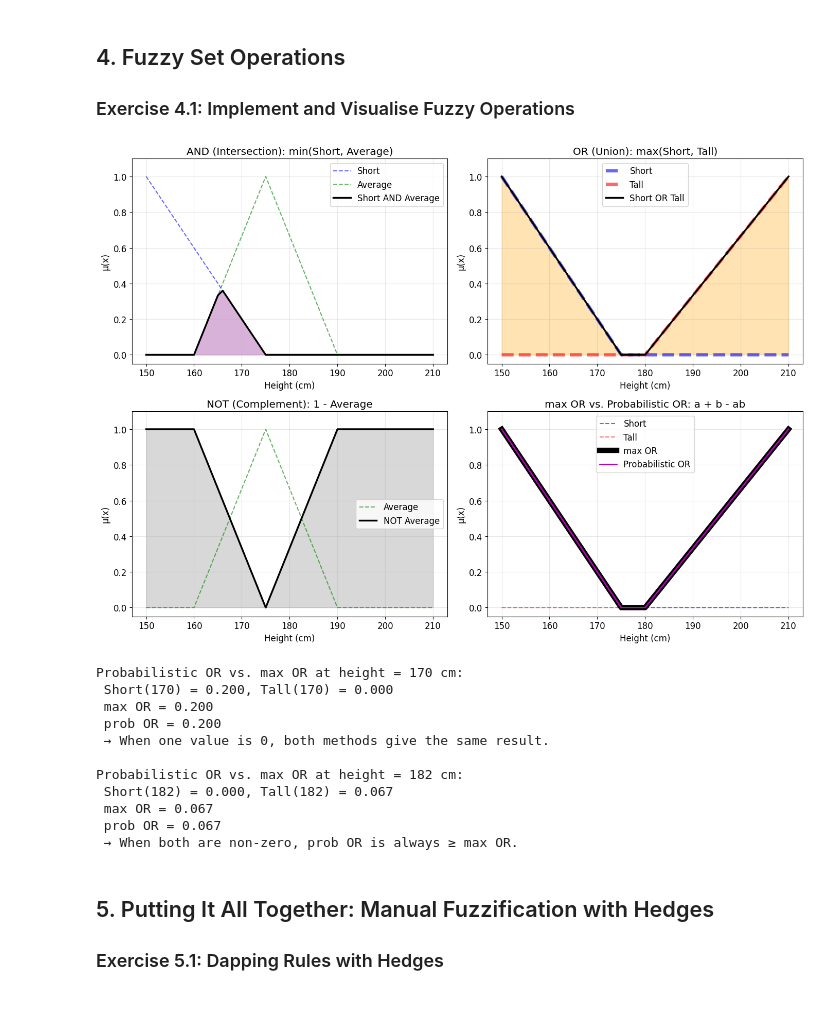
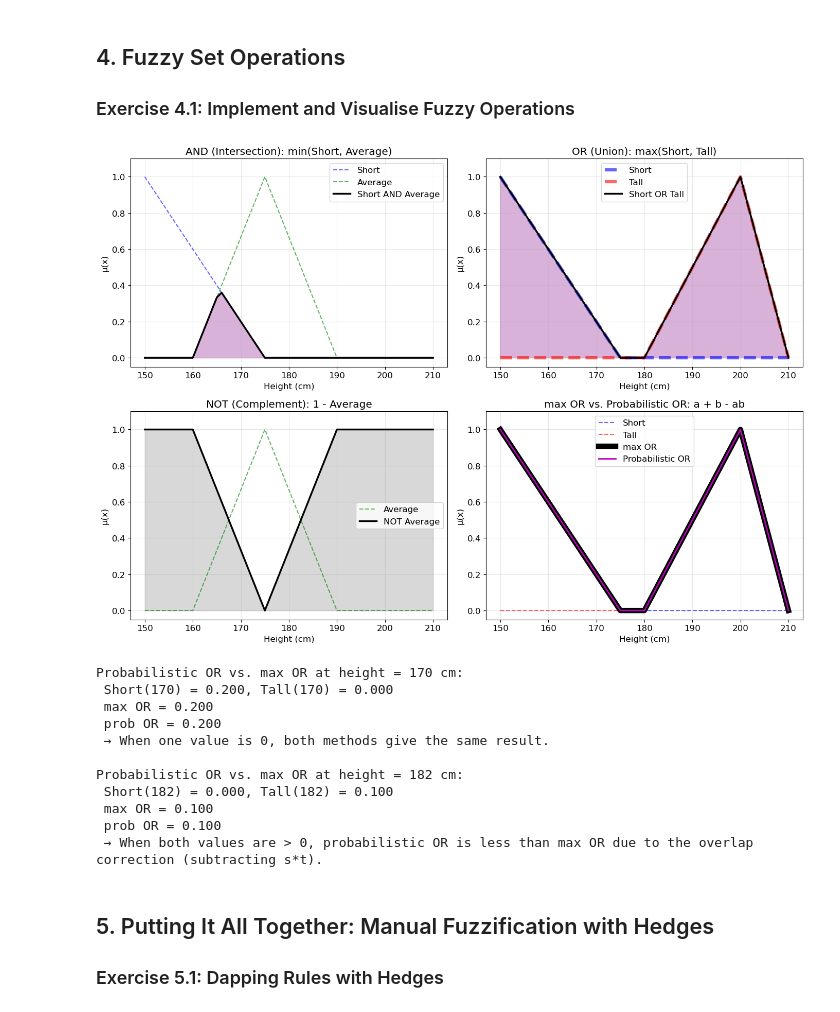
Before and after one commit to tomaspettit2506/AI-Labs, a Jupyter notebook: notebooks/Lab4/Lab4_G00419414.ipynb, the cells around one changed output. Saved outputs shown, nothing was run; the diff lists cells and outputs as text; code cells hidden in the pictures.

```diff
--- a/notebooks/Lab4/Lab4_G00419414.ipynb
+++ b/notebooks/Lab4/Lab4_G00419414.ipynb
@@ -111,8 +113,9 @@ plt.show()
 # --- Define universes of discourse ---
 x_wind = np.arange(0, 13, 0.1) # Beaufort scale 0-12
 
-x_temp = np.arange(0, 30, 0.1) # Temperature in °C
-x_dapping = np.arange(0, 1.01, 0.01) # Dapping effectiveness [0-1]
+# temperature and dapping effectiveness
+x_temp = np.arange(0, 31, 0.1) # Temperature in °C
+x_dapping = np.arange(0, 101, 0.1) # Dapping effectiveness from 0 to 10
 
 # --- Wind membership functions ---
 wind_calm = fuzz.trimf(x_wind, [0, 0, 5])
@@ -120,14 +123,14 @@ wind_fresh = fuzz.trimf(x_wind, [2, 6, 10])
 wind_stormy = fuzz.trimf(x_wind, [7, 12, 12])
 
 # --- Temperature membership functions ---
-temp_low = fuzz.trimf(x_temp, [0, 0, 12])
+temp_cold = fuzz.trimf(x_temp, [0, 0, 12])
 temp_average = fuzz.trimf(x_temp, [5, 15, 25])
-temp_high = fuzz.trimf(x_temp, [18, 30, 30])
+temp_hot = fuzz.trimf(x_temp, [18, 30, 30])
 
 # --- Dapping membership functions ---
-dapping_poor = fuzz.trimf(x_dapping, [0, 0, 0.5])
-dapping_mediocre = fuzz.trimf(x_dapping, [0.10, 0.5, 0.90])
-dapping_excellent = fuzz.trimf(x_dapping, [0.5, 1, 1])
+dapping_poor = fuzz.trimf(x_dapping, [0, 0, 50])
+dapping_mediocre = fuzz.trimf(x_dapping, [10, 50, 90])
+dapping_excellent = fuzz.trimf(x_dapping, [50, 100, 100])
 
 # --- Plot ---
 fig, (ax1, ax2, ax3) = plt.subplots(1, 3, figsize=(18, 5))
@@ -142,9 +145,9 @@ ax1.set_ylabel('μ(x)')
 ax1.legend()
 
 # Temperature
-ax2.plot(x_temp, temp_low, 'b-', linewidth=2, label='Low')
+ax2.plot(x_temp, temp_cold, 'b-', linewidth=2, label='Cold')
 ax2.plot(x_temp, temp_average, 'g-', linewidth=2, label='Average')
-ax2.plot(x_temp, temp_high, 'r-', linewidth=2, label='High')
+ax2.plot(x_temp, temp_hot, 'r-', linewidth=2, label='Hot')
 ax2.set_title('Temperature (°C)')
 ax2.set_xlabel('Temperature (°C)')
 ax2.set_ylabel('μ(x)')
@@ -154,13 +157,14 @@ ax2.legend()
 ax3.plot(x_dapping, dapping_poor, 'b-', linewidth=2, label='Poor')
 ax3.plot(x_dapping, dapping_mediocre, 'g-', linewidth=2, label='Mediocre')
 ax3.plot(x_dapping, dapping_excellent, 'r-', linewidth=2, label='Excellent')
-ax3.set_title('Dapping Effectiveness')
-ax3.set_xlabel('Dapping Effectiveness [0–1]')
+ax3.set_title('Dapping ')
+ax3.set_xlabel('Dapping[0–100%]')
 ax3.set_ylabel('μ(x)')
 ax3.legend()
 
 for ax in [ax1, ax2, ax3]:
     ax.set_ylim(-0.05, 1.1)
+
 plt.tight_layout()
 plt.show()
 # %% [output]
@@ -332,11 +328,10 @@ Dapping example (μ_average(10) = 0.7):
 ### Exercise 4.1: Implement and Visualise Fuzzy Operations
 # %%
 x_height = np.arange(150, 211, 1)
-# TODO: create here the "short", "average", and "tall" sets
-# as per Exercise 1.1
+
 short = fuzz.trimf(x_height, [150, 150, 175])
 average = fuzz.trimf(x_height, [160, 175, 190])
-tall = fuzz.trimf(x_height, [180, 210, 210])
+tall = fuzz.trimf(x_height, [180, 200, 210])
 
 # Fuzzy operations
 and_short_avg = np.minimum(short, average) # AND = min
@@ -357,7 +352,7 @@ axes[0, 0].legend()
 axes[0, 1].plot(x_height, short, 'b--', linewidth=4.5, alpha=0.6, label='Short')
 axes[0, 1].plot(x_height, tall, 'r--', linewidth=4.5, alpha=0.6, label='Tall')
 axes[0, 1].plot(x_height, or_short_tall, 'k-', linewidth=2.5, label='Short OR Tall')
-axes[0, 1].fill_between(x_height, or_short_tall, alpha=0.3, color='orange')
+axes[0, 1].fill_between(x_height, or_short_tall, alpha=0.3, color='purple')
 axes[0, 1].set_title('OR (Union): max(Short, Tall)')
 axes[0, 1].legend()
 
@@ -371,40 +366,42 @@ axes[1, 0].legend()
 # Probabilistic OR vs Max OR
 axes[1, 1].plot(x_height, short, 'b--', linewidth=1.5, alpha=0.6, label='Short')
 axes[1, 1].plot(x_height, tall, 'r--', linewidth=1.5, alpha=0.6, label='Tall')
 axes[1, 1].plot(x_height, or_short_tall, 'k-', linewidth=7.5, label='max OR')
 axes[1, 1].plot(x_height, probor_short_tall, 'm-', linewidth=2, label='Probabilistic OR')
 axes[1, 1].set_title('max OR vs. Probabilistic OR: a + b - ab')
 axes[1, 1].legend()
+
 for ax in axes.flat:
-  ax.set_xlabel('Height (cm)')
-  ax.set_ylabel('μ(x)')
-  ax.set_ylim(-0.05, 1.1)
-
+    ax.set_xlabel('Height (cm)')
+    ax.set_ylabel('μ(x)')
+    ax.set_ylim(-0.05, 1.1)
 plt.tight_layout()
 plt.show()
 
 # Numerical comparison
 print("Probabilistic OR vs. max OR at height = 170 cm:")
 h = 170
 s = fuzz.interp_membership(x_height, short, h)
 t = fuzz.interp_membership(x_height, tall, h)
+
 print(f" Short({h}) = {s:.3f}, Tall({h}) = {t:.3f}")
 print(f" max OR = {max(s, t):.3f}")
 print(f" prob OR = {s + t - s*t:.3f}")
 print(" → When one value is 0, both methods give the same result.")
 print()
 
-
 h = 182
 s = fuzz.interp_membership(x_height, short, h)
 t = fuzz.interp_membership(x_height, tall, h)
+
 print(f"Probabilistic OR vs. max OR at height = {h} cm:")
 print(f" Short({h}) = {s:.3f}, Tall({h}) = {t:.3f}")
 print(f" max OR = {max(s, t):.3f}")
 print(f" prob OR = {s + t - s*t:.3f}")
-print(" → When both are non-zero, prob OR is always ≥ max OR.")
+print(" → When both values are > 0, probabilistic OR is less than max OR due to the overlap correction (subtracting s*t).")
+print()
 # %% [output]
-[figure, old version]
+[figure, new version]
 Probabilistic OR vs. max OR at height = 170 cm:
  Short(170) = 0.200, Tall(170) = 0.000
  max OR = 0.200
@@ -412,10 +409,10 @@ Probabilistic OR vs. max OR at height = 170 cm:
  → When one value is 0, both methods give the same result.
 
 Probabilistic OR vs. max OR at height = 182 cm:
- Short(182) = 0.000, Tall(182) = 0.067
- max OR = 0.067
- prob OR = 0.067
- → When both are non-zero, prob OR is always ≥ max OR.
+ Short(182) = 0.000, Tall(182) = 0.100
+ max OR = 0.100
+ prob OR = 0.100
+ → When both values are > 0, probabilistic OR is less than max OR due to the overlap correction (subtracting s*t).
 # %% [markdown]
 ## 5. Putting It All Together: Manual Fuzzification with Hedges
 ### Exercise 5.1: Dapping Rules with Hedges
```
Also changed, not shown: parts of 5 cells of this notebook.
